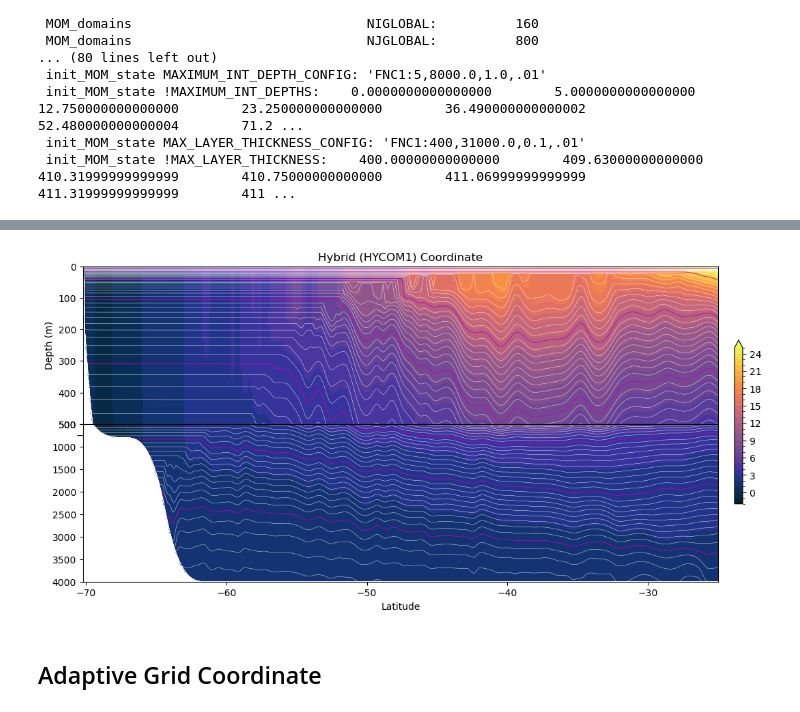
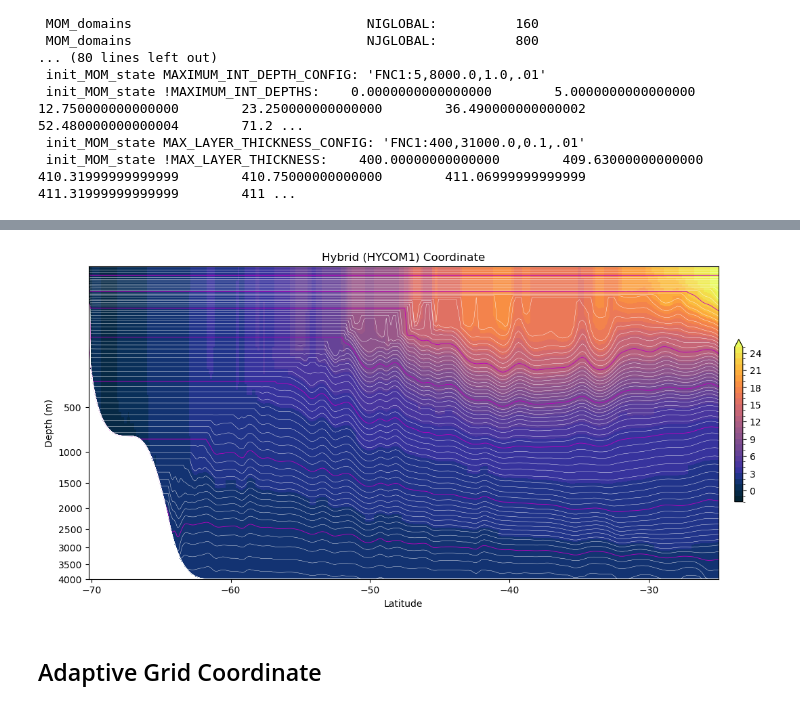
Before and after one commit to AndyHoggANU/anu-tub, a Jupyter notebook: diagnostics/Coordinate_Options.ipynb, the cells around one changed output, grey strips where cells are left out. Cells and saved outputs as stored; diff of their text form; code cells hidden in the pictures.

```diff
--- a/diagnostics/Coordinate_Options.ipynb
+++ b/diagnostics/Coordinate_Options.ipynb
@@ -54,6 +54,32 @@ def tpplot(field,h,vlev=50,cmap=cm.cm.thermal,title=''):
     plt.subplots_adjust(hspace=0)
     ax_c = plt.axes([0.92,0.3,0.01,0.4])
     plt.colorbar(p1,ax_c)
+# %%
+# Function x**(1/3)
+def forward(x):
+    return (x)**(1/3)
+
+def inverse(x):
+    return x**3
+
+def alt_tpplot(field,h,vlev=50,cmap=cm.cm.thermal,title=''):
+    plt.figure(figsize=(12,6))
+    p1 = field.plot(y = "depth",add_colorbar=False,levels=vlev,cmap=cmap)
+    for ii in range(75):
+        if np.mod(ii,10)==5:
+            plt.plot(field.yh.values,h[:,ii],'m',linewidth=0.6)
+        else:
+            plt.plot(field.yh.values,h[:,ii],'w',linewidth=0.3)
+    plt.xlim([-70.2,-25])
+    plt.ylim([3,4000])
+    plt.yscale('function', functions=(forward, inverse))
+    plt.xlabel('Latitude')
+    plt.ylabel('Depth (m)')
+    plt.gca().invert_yaxis()
+    plt.title(title)
+
+    ax_c = plt.axes([0.92,0.3,0.01,0.4])
+    plt.colorbar(p1,ax_c)
 # %% [markdown]
 ## Load Sample MOM6 Restart File
 # %%
@@ -138,11 +165,11 @@ Wall time: 2.81 s
 # %%
 h_depth = np.cumsum(h[39,:,:],1)
 new_temp = xr.DataArray(data=np.transpose(temp[39,:,:]),dims=["zl", "yh"],
             coords=dict(yh=(["yh"], ds2.lath.values),depth=(["zl", "yh"], np.transpose(h_depth))))
-tpplot(new_temp,h_depth,vlev=vlev,cmap=cm.cm.thermal,title='Hybrid (HYCOM1) Coordinate')
+alt_tpplot(new_temp,h_depth,vlev=vlev,cmap=cm.cm.thermal,title='Hybrid (HYCOM1) Coordinate')
 plt.savefig('/g/data/x77/amh157/anu-tub/diagnostics/hycom1.png',dpi=200)
 # %% [output]
-[figure, old version]
+[figure, new version]
 # %%
 h_depth_hycom = h_depth
 temp_hycom = new_temp
```
Also changed, not shown: parts of 26 cells of this notebook, 6 other files.
